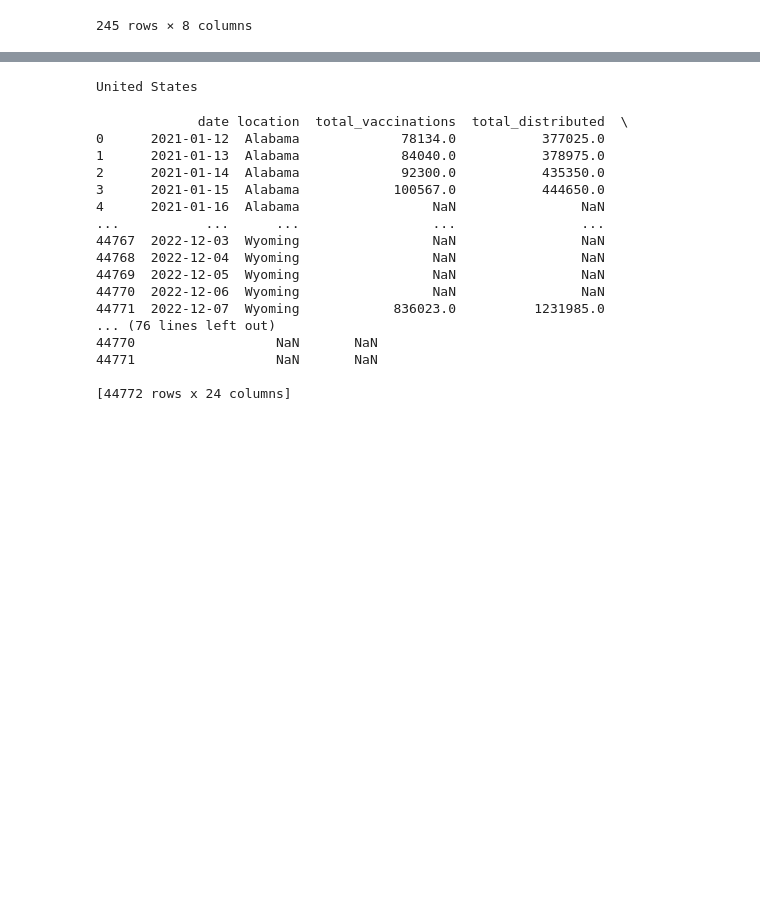
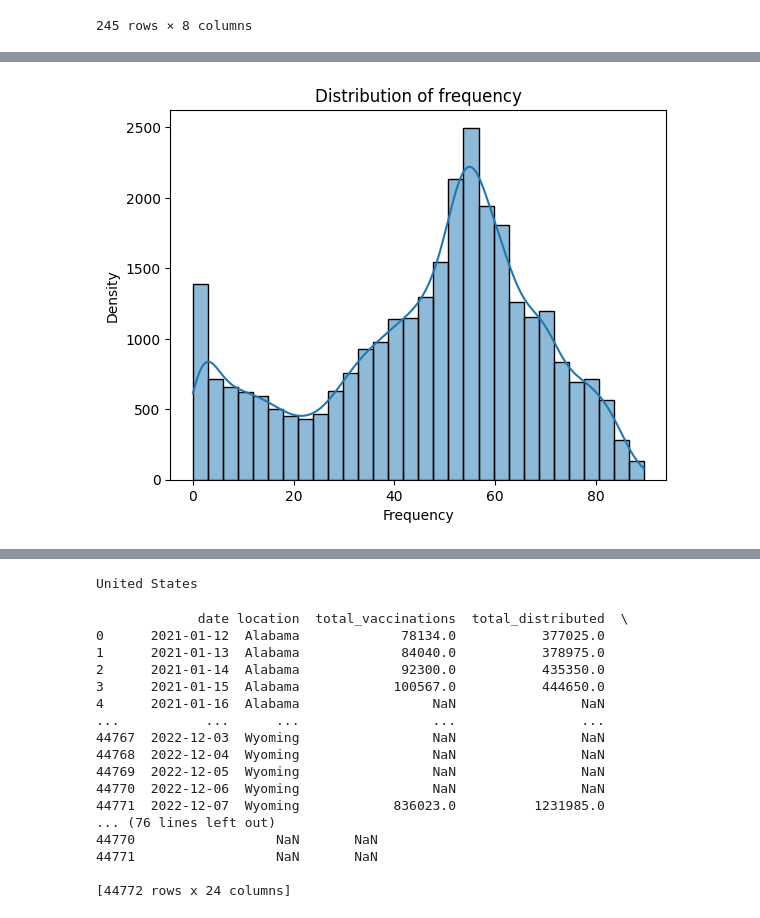
Before and after one commit to AnnetteChiu/vaccinations_per_day, a Jupyter notebook: Vaccination.ipynb, the cells around one changed output, grey strips where cells are left out. Drawn from its saved outputs; the diff is of its cells as text; code cells hidden in the pictures; blank space fills up the shorter version.

```diff
--- a/Vaccination.ipynb
+++ b/Vaccination.ipynb
@@ -40,3 +40,5 @@ df_vaccinations.head()
 | 2 | 2021-01-14 | Alabama | 92300.0 | 435350.0 | 80480.0 | NaN | ... |
 | 3 | 2021-01-15 | Alabama | 100567.0 | 444650.0 | 86956.0 | 0.28 | ... |
 | 4 | 2021-01-16 | Alabama | NaN | NaN | NaN | NaN | ... |
+# %%
+vaccine_data = df_vaccinations
@@ -42,0 +61,21 @@ df_vaccinations.head()
+# %%
+vaccine_data = vaccine_data.rename(columns={'date': 't_dat',
+                                            'location': 'customer_id',
+                                            'total_vaccinations': 'article_id',
+                                            'total_distributed': 'sales_channel_id',
+                                            'people_fully_vaccinated_per_hundred': 'frequency'})  # BEGIN:
+# %%
+vaccine_data = vaccine_data.drop(columns=['people_vaccinated',
+                                           'total_vaccinations_per_hundred',
+                                           'people_fully_vaccinated',
+                                           'people_vaccinated_per_hundred',
+                                           'distributed_per_hundred',
+                                           'daily_vaccinations_raw',
+                                           'daily_vaccinations',
+                                           'daily_vaccinations_per_million',
+                                           'share_doses_used',
+                                           'total_boosters',
+                                           'total_boosters_per_hundred'])  # BEGIN:
+# %%
+GraphTravel_HM = vaccine_data
+GraphTravel_HM
@@ -42,0 +98,13 @@ df_vaccinations.head()
+# %%
+import seaborn as sns
+import matplotlib.pyplot as plt
+
+sns.histplot(GraphTravel_HM['frequency'], kde=True, bins=30)  # Updated to use histplot
+
+plt.title('Distribution of frequency')
+plt.xlabel('Frequency')
+plt.ylabel('Density')
+
+plt.show()
+# %% [output]
+[figure, added]
```
Also changed, not shown: parts of 13 cells of this notebook.
